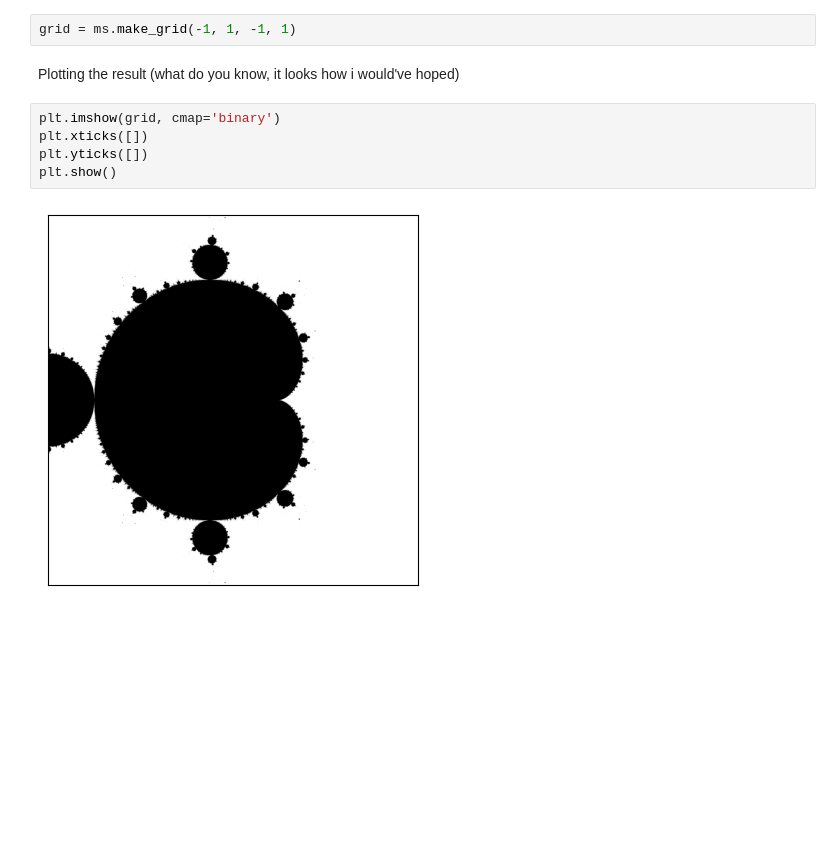
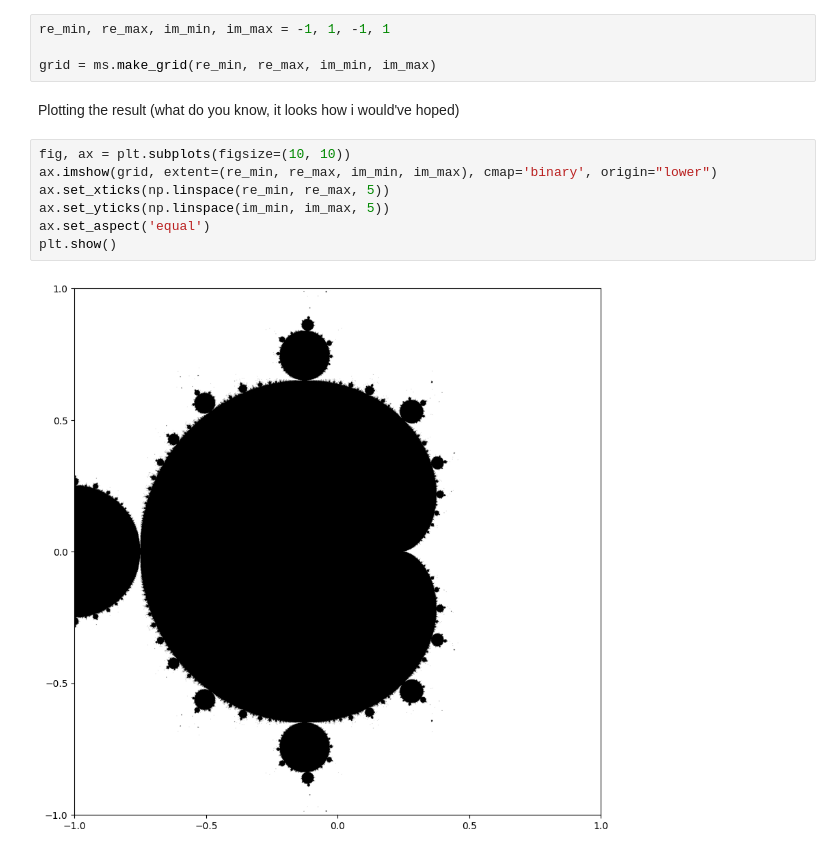
Before and after one commit to magnushelliesen/mandelbrot-set-calculator, a Jupyter notebook: notebooks/test_mandelbrot_calculator.ipynb, the cells around one changed output. Drawn from its saved outputs; the diff is of its cells as text; blank space fills up the shorter version.

Commit message:
Fete plott

```diff
--- a/notebooks/test_mandelbrot_calculator.ipynb
+++ b/notebooks/test_mandelbrot_calculator.ipynb
@@ -16,13 +17,17 @@ ms = MandelbrotSet(2000, 250)
 # %% [markdown]
 Calculating a grid for given min/max of the real an imaginary part of the points to be checked.
 # %%
-grid = ms.make_grid(-1, 1, -1, 1)
+re_min, re_max, im_min, im_max = -1, 1, -1, 1
+
+grid = ms.make_grid(re_min, re_max, im_min, im_max)
 # %% [markdown]
 Plotting the result (what do you know, it looks how i would've hoped)
 # %%
-plt.imshow(grid, cmap='binary')
-plt.xticks([])
-plt.yticks([])
+fig, ax = plt.subplots(figsize=(10, 10))
+ax.imshow(grid, extent=(re_min, re_max, im_min, im_max), cmap='binary', origin="lower")
+ax.set_xticks(np.linspace(re_min, re_max, 5))
+ax.set_yticks(np.linspace(im_min, im_max, 5))
+ax.set_aspect('equal')
 plt.show()
 # %% [output]
-[figure, old version]
+[figure, new version]
```
Also changed, not shown: parts of 1 cell of this notebook.
